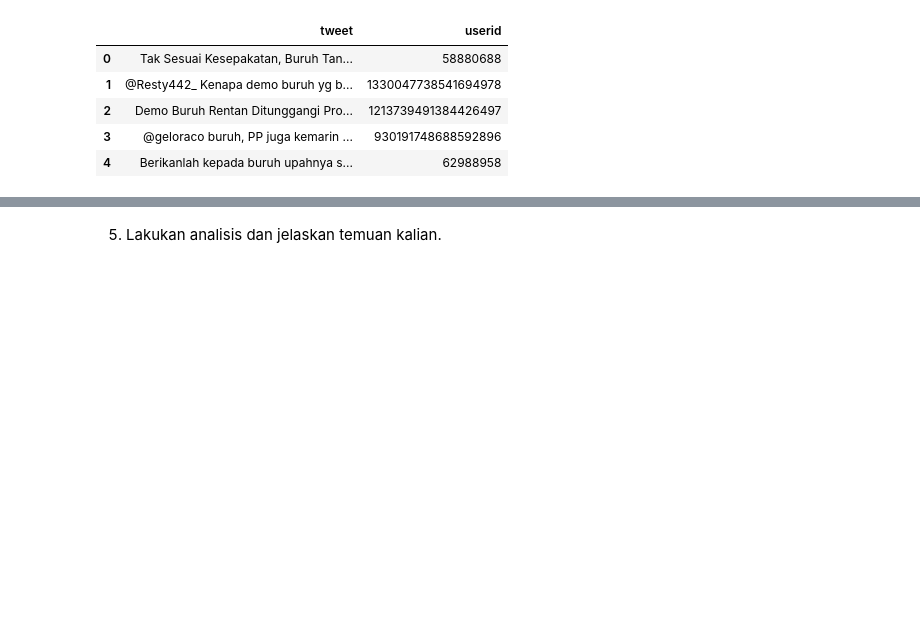
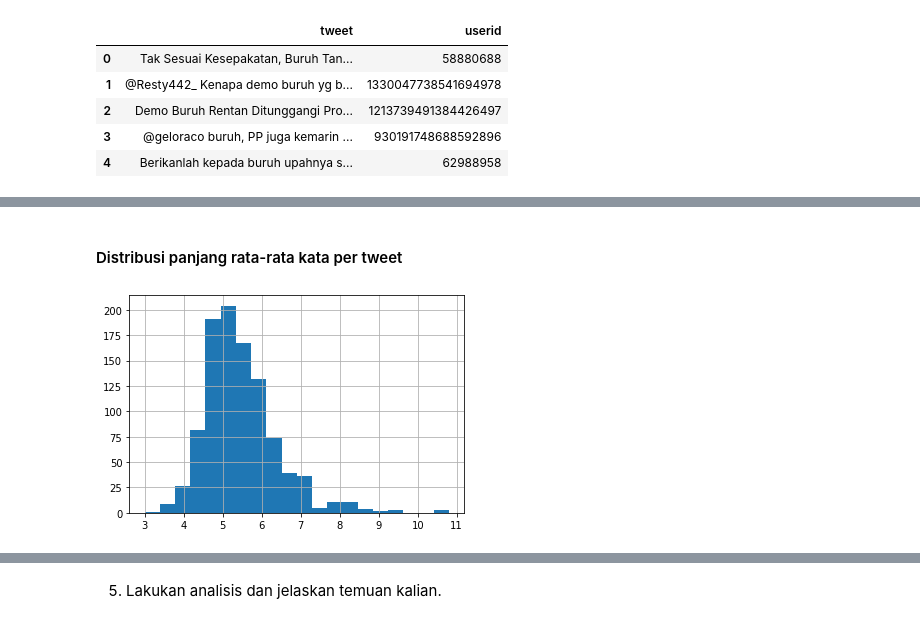
Before and after one commit to mraditya89/data_sains_course, a Jupyter notebook: assignment/tugas_24_yudi_aditya_89.ipynb, the cells around one changed output, grey strips where cells are left out. Cells and saved outputs as stored; diff of their text form; code cells hidden in the pictures; blank space fills up the shorter version.

```diff
--- a/assignment/tugas_24_yudi_aditya_89.ipynb
+++ b/assignment/tugas_24_yudi_aditya_89.ipynb
@@ -96,0 +133,6 @@ baru dengan nama clean_tweet. Lakukan langkah berikut
+# %% [markdown]
+#### Distribusi panjang rata-rata kata per tweet
+# %%
+analyze.showAvgWordPerTweet()
+# %% [output]
+[figure, added]
```
Also changed, not shown: parts of 16 cells of this notebook, 3 other files.
